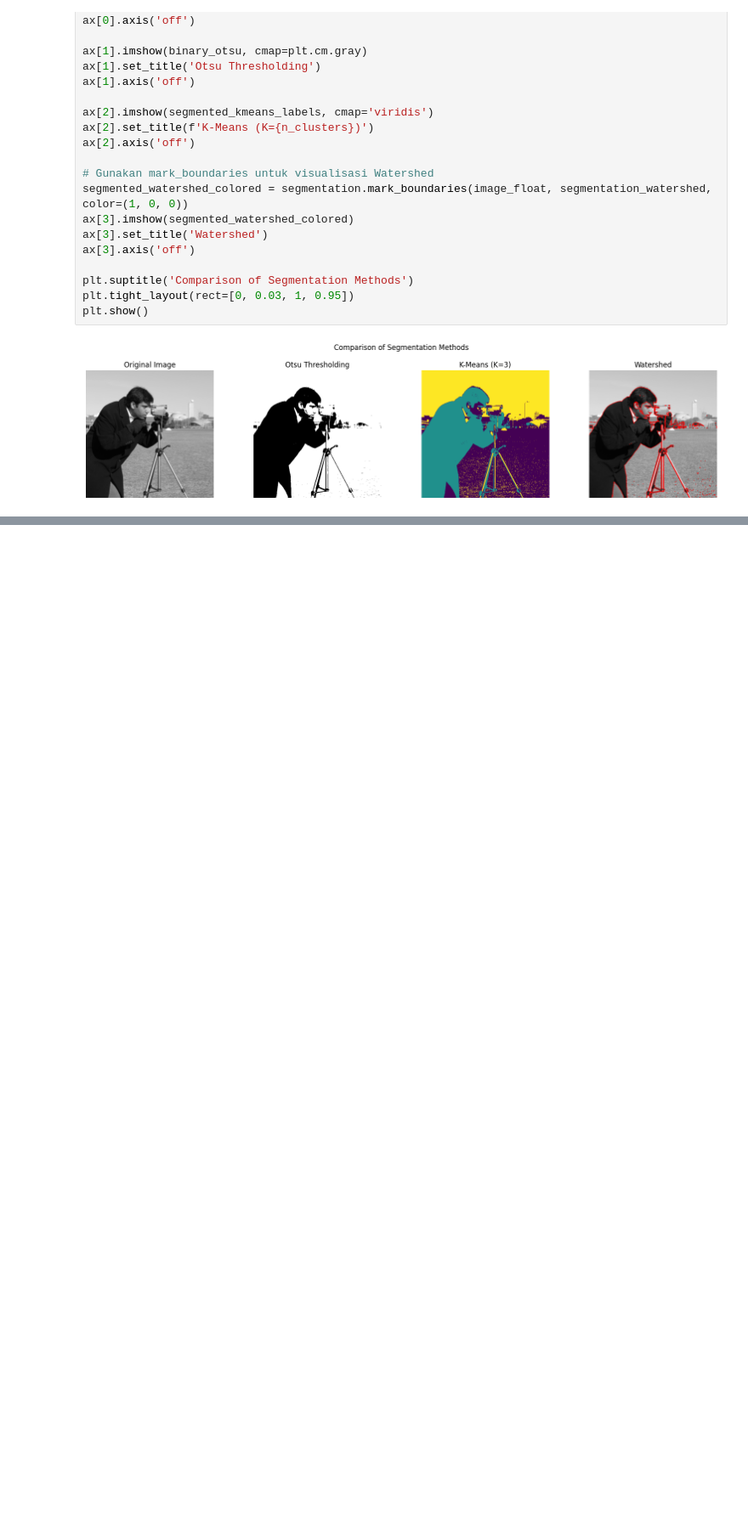
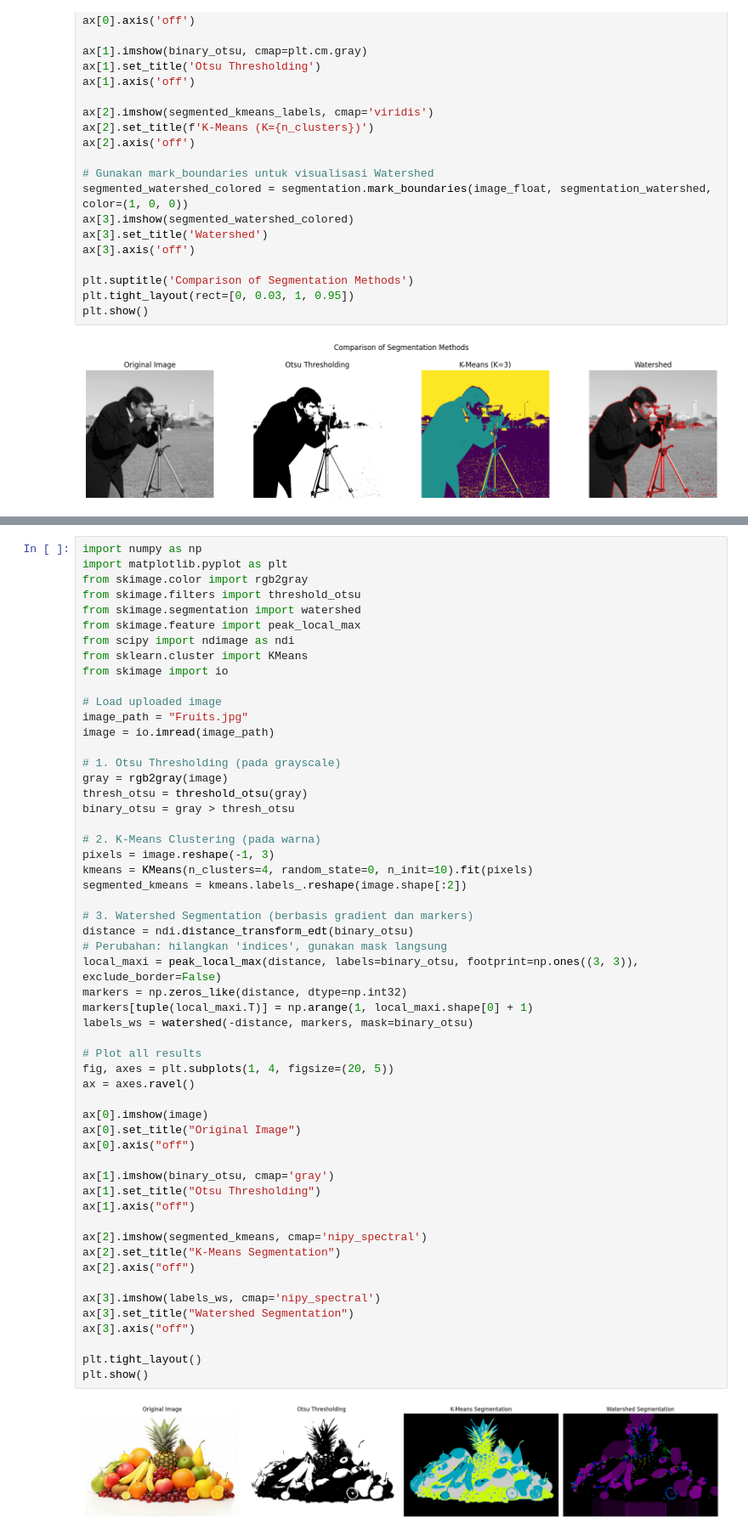
Before and after one commit to Adriansyah67/PengolahanCitra_TI-2A_Adriansyah_A, a Jupyter notebook: Jobsheet_4_Pengolahan_Citra_TI_2A_Adriansyah_A.ipynb, the cells around one changed output, grey strips where cells are left out. Shown at 85% size. Drawn from its saved outputs; the diff is of its cells as text; blank space fills up the shorter version.

```diff
--- a/Jobsheet_4_Pengolahan_Citra_TI_2A_Adriansyah_A.ipynb
+++ b/Jobsheet_4_Pengolahan_Citra_TI_2A_Adriansyah_A.ipynb
@@ -269,0 +330,57 @@ plt.show()
+# %%
+import numpy as np
+import matplotlib.pyplot as plt
+from skimage.color import rgb2gray
+from skimage.filters import threshold_otsu
+from skimage.segmentation import watershed
+from skimage.feature import peak_local_max
+from scipy import ndimage as ndi
+from sklearn.cluster import KMeans
+from skimage import io
+
+# Load uploaded image
+image_path = "Fruits.jpg"
+image = io.imread(image_path)
+
+# 1. Otsu Thresholding (pada grayscale)
+gray = rgb2gray(image)
+thresh_otsu = threshold_otsu(gray)
+binary_otsu = gray > thresh_otsu
+
+# 2. K-Means Clustering (pada warna)
+pixels = image.reshape(-1, 3)
+kmeans = KMeans(n_clusters=4, random_state=0, n_init=10).fit(pixels)
+segmented_kmeans = kmeans.labels_.reshape(image.shape[:2])
+
+# 3. Watershed Segmentation (berbasis gradient dan markers)
+distance = ndi.distance_transform_edt(binary_otsu)
+# Perubahan: hilangkan 'indices', gunakan mask langsung
+local_maxi = peak_local_max(distance, labels=binary_otsu, footprint=np.ones((3, 3)), exclude_border=False)
+markers = np.zeros_like(distance, dtype=np.int32)
+markers[tuple(local_maxi.T)] = np.arange(1, local_maxi.shape[0] + 1)
+labels_ws = watershed(-distance, markers, mask=binary_otsu)
+
+# Plot all results
+fig, axes = plt.subplots(1, 4, figsize=(20, 5))
+ax = axes.ravel()
+
+ax[0].imshow(image)
+ax[0].set_title("Original Image")
+ax[0].axis("off")
+
+ax[1].imshow(binary_otsu, cmap='gray')
+ax[1].set_title("Otsu Thresholding")
+ax[1].axis("off")
+
+ax[2].imshow(segmented_kmeans, cmap='nipy_spectral')
+ax[2].set_title("K-Means Segmentation")
+ax[2].axis("off")
+
+ax[3].imshow(labels_ws, cmap='nipy_spectral')
+ax[3].set_title("Watershed Segmentation")
+ax[3].axis("off")
+
+plt.tight_layout()
+plt.show()
+# %% [output]
+[figure, added]
```
Also changed, not shown: parts of 9 cells of this notebook.
